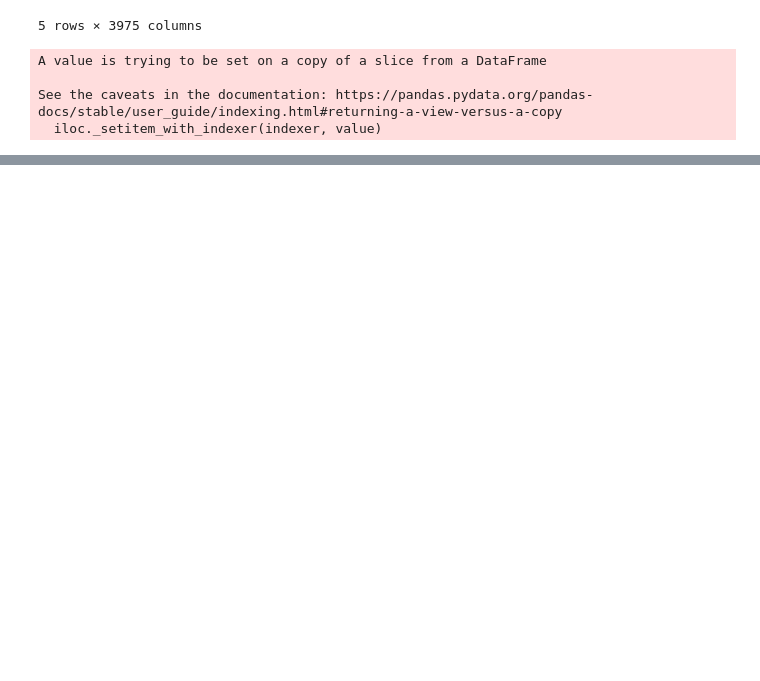
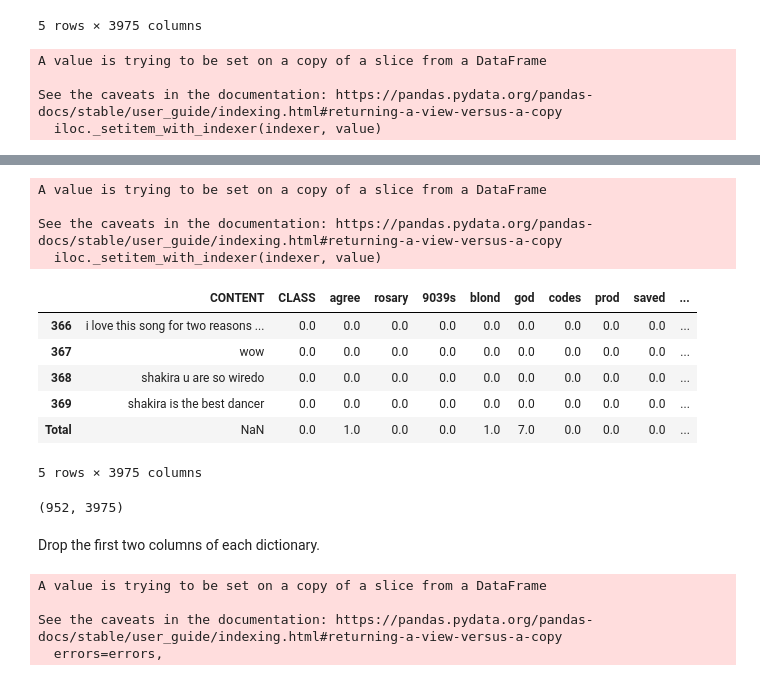
Before and after one commit to datarepresentation/spam-detector, a Jupyter notebook: spamDetector_EDA.ipynb, the cells around one changed output, grey strips where cells are left out. Saved outputs shown, nothing was run; the diff lists cells and outputs as text; code cells hidden in the pictures; blank space fills up the shorter version.

```diff
--- a/spamDetector_EDA.ipynb
+++ b/spamDetector_EDA.ipynb
@@ -214,0 +255,32 @@ df.to_csv("df_clean.csv")
+# %%
+df_not_spam =df[df["CLASS"] == 0]
+df_not_spam.loc['Total']= df_not_spam.sum(numeric_only=True, axis=0)
+df_not_spam.tail()
+# %% [output]
+A value is trying to be set on a copy of a slice from a DataFrame
+
+See the caveats in the documentation: https://pandas.pydata.org/pandas-docs/stable/user_guide/indexing.html#returning-a-view-versus-a-copy
+  iloc._setitem_with_indexer(indexer, value)
+|  | CONTENT | CLASS | agree | rosary | 9039s | blond | god | codes | prod | saved | ... |
+| 366 | i love this song for two reasons ... | 0.0 | 0.0 | 0.0 | 0.0 | 0.0 | 0.0 | 0.0 | 0.0 | 0.0 | ... |
+| 367 | wow | 0.0 | 0.0 | 0.0 | 0.0 | 0.0 | 0.0 | 0.0 | 0.0 | 0.0 | ... |
+| 368 | shakira u are so wiredo | 0.0 | 0.0 | 0.0 | 0.0 | 0.0 | 0.0 | 0.0 | 0.0 | 0.0 | ... |
+| 369 | shakira is the best dancer | 0.0 | 0.0 | 0.0 | 0.0 | 0.0 | 0.0 | 0.0 | 0.0 | 0.0 | ... |
+| Total | NaN | 0.0 | 1.0 | 0.0 | 0.0 | 1.0 | 7.0 | 0.0 | 0.0 | 0.0 | ... |
+5 rows × 3975 columns
+# %%
+print(df_not_spam.shape)
+# %% [output]
+(952, 3975)
+# %% [markdown]
+Drop the first two columns of each dictionary.
+# %%
+df_spam.drop("CONTENT",1,inplace=True)
+df_spam.drop("CLASS",1,inplace=True)
+df_not_spam.drop("CONTENT",1,inplace=True)
+df_not_spam.drop("CLASS",1,inplace=True)
+# %% [output]
+A value is trying to be set on a copy of a slice from a DataFrame
+
+See the caveats in the documentation: https://pandas.pydata.org/pandas-docs/stable/user_guide/indexing.html#returning-a-view-versus-a-copy
+  errors=errors,
```
Also changed, not shown: parts of 12 cells of this notebook.
